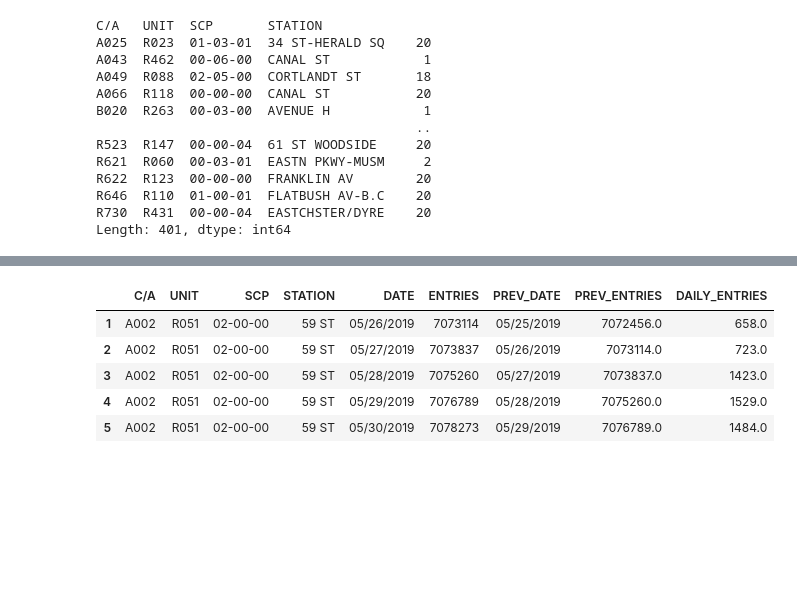
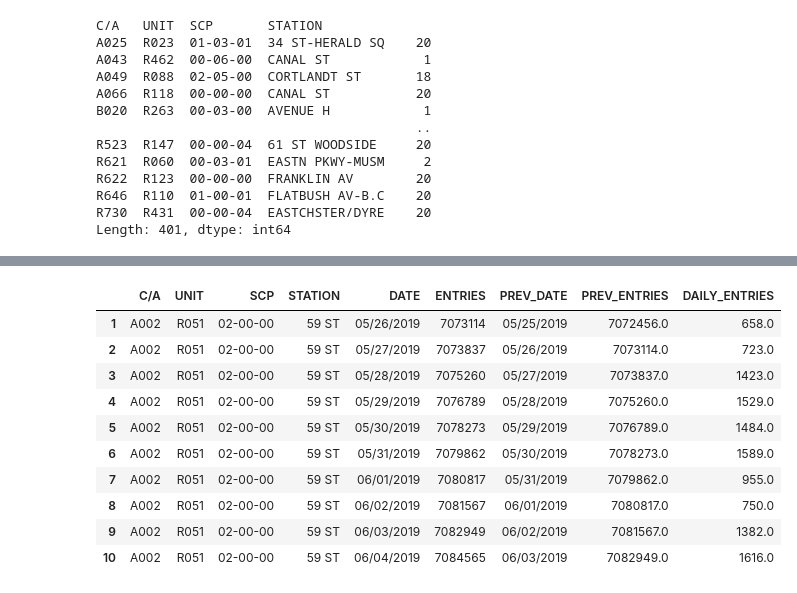
Before and after one commit to jnk83/EDA-Project1, a Jupyter notebook: proj1working.ipynb, the cells around one changed output, grey strips where cells are left out. Drawn from its saved outputs; the diff is of its cells as text; code cells hidden in the pictures; blank space fills up the shorter version.

```diff
--- a/proj1working.ipynb
+++ b/proj1working.ipynb
@@ -191,11 +191,16 @@ entries_daily["DAILY_ENTRIES"] = entries_daily.apply(get_daily_counts, axis=1, m
 774 3000575.0
 183 1488278.0
 # %%
-entries_daily.head()
+entries_daily.head(10)
 # %% [output]
 |  | C/A | UNIT | SCP | STATION | DATE | ENTRIES | PREV_DATE | PREV_ENTRIES | DAILY_ENTRIES |
 | 1 | A002 | R051 | 02-00-00 | 59 ST | 05/26/2019 | 7073114 | 05/25/2019 | 7072456.0 | 658.0 |
 | 2 | A002 | R051 | 02-00-00 | 59 ST | 05/27/2019 | 7073837 | 05/26/2019 | 7073114.0 | 723.0 |
 | 3 | A002 | R051 | 02-00-00 | 59 ST | 05/28/2019 | 7075260 | 05/27/2019 | 7073837.0 | 1423.0 |
 | 4 | A002 | R051 | 02-00-00 | 59 ST | 05/29/2019 | 7076789 | 05/28/2019 | 7075260.0 | 1529.0 |
 | 5 | A002 | R051 | 02-00-00 | 59 ST | 05/30/2019 | 7078273 | 05/29/2019 | 7076789.0 | 1484.0 |
+| 6 | A002 | R051 | 02-00-00 | 59 ST | 05/31/2019 | 7079862 | 05/30/2019 | 7078273.0 | 1589.0 |
+| 7 | A002 | R051 | 02-00-00 | 59 ST | 06/01/2019 | 7080817 | 05/31/2019 | 7079862.0 | 955.0 |
+| 8 | A002 | R051 | 02-00-00 | 59 ST | 06/02/2019 | 7081567 | 06/01/2019 | 7080817.0 | 750.0 |
+| 9 | A002 | R051 | 02-00-00 | 59 ST | 06/03/2019 | 7082949 | 06/02/2019 | 7081567.0 | 1382.0 |
+| 10 | A002 | R051 | 02-00-00 | 59 ST | 06/04/2019 | 7084565 | 06/03/2019 | 7082949.0 | 1616.0 |
```
Also changed, not shown: parts of 7 cells of this notebook.
